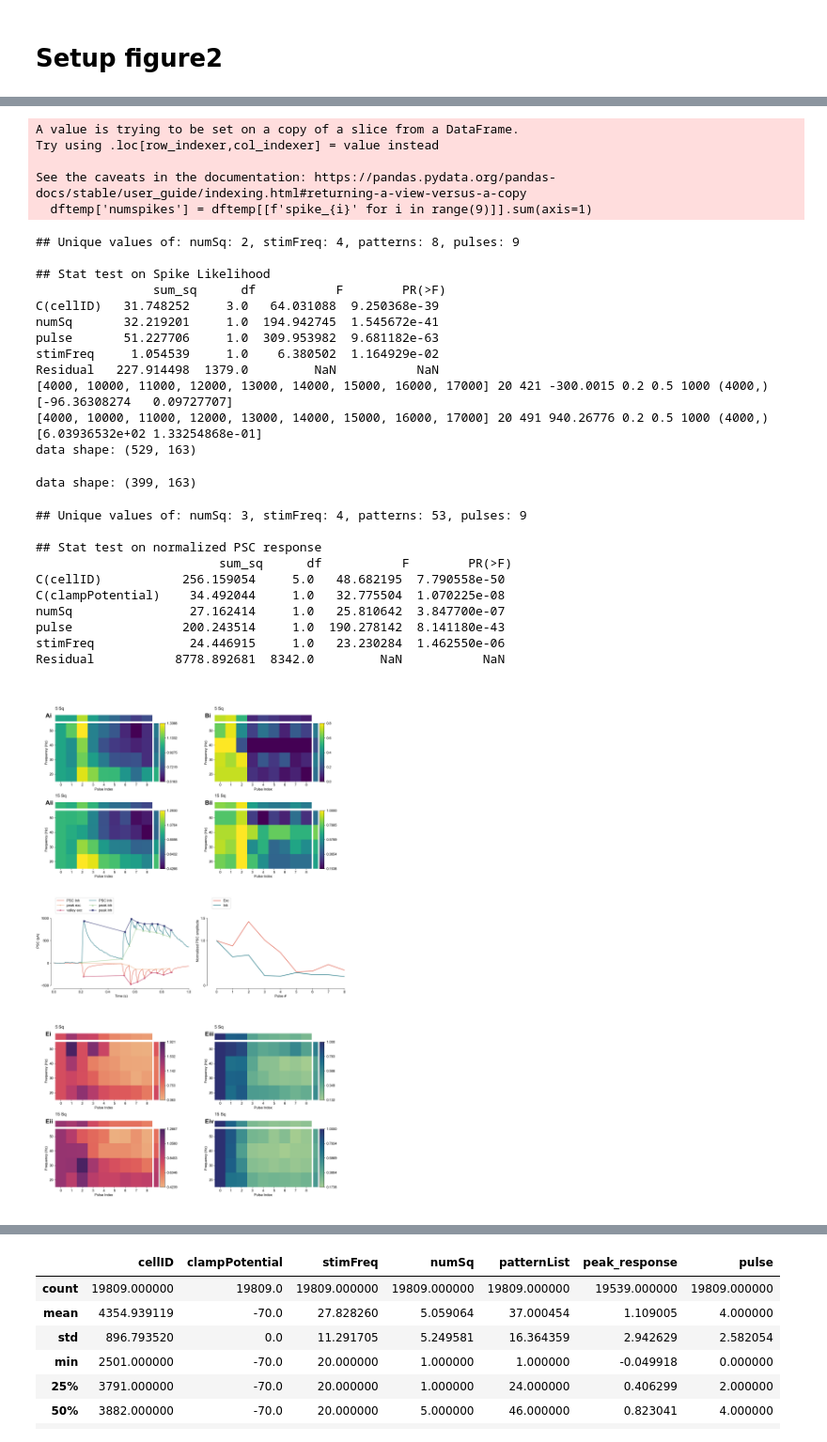
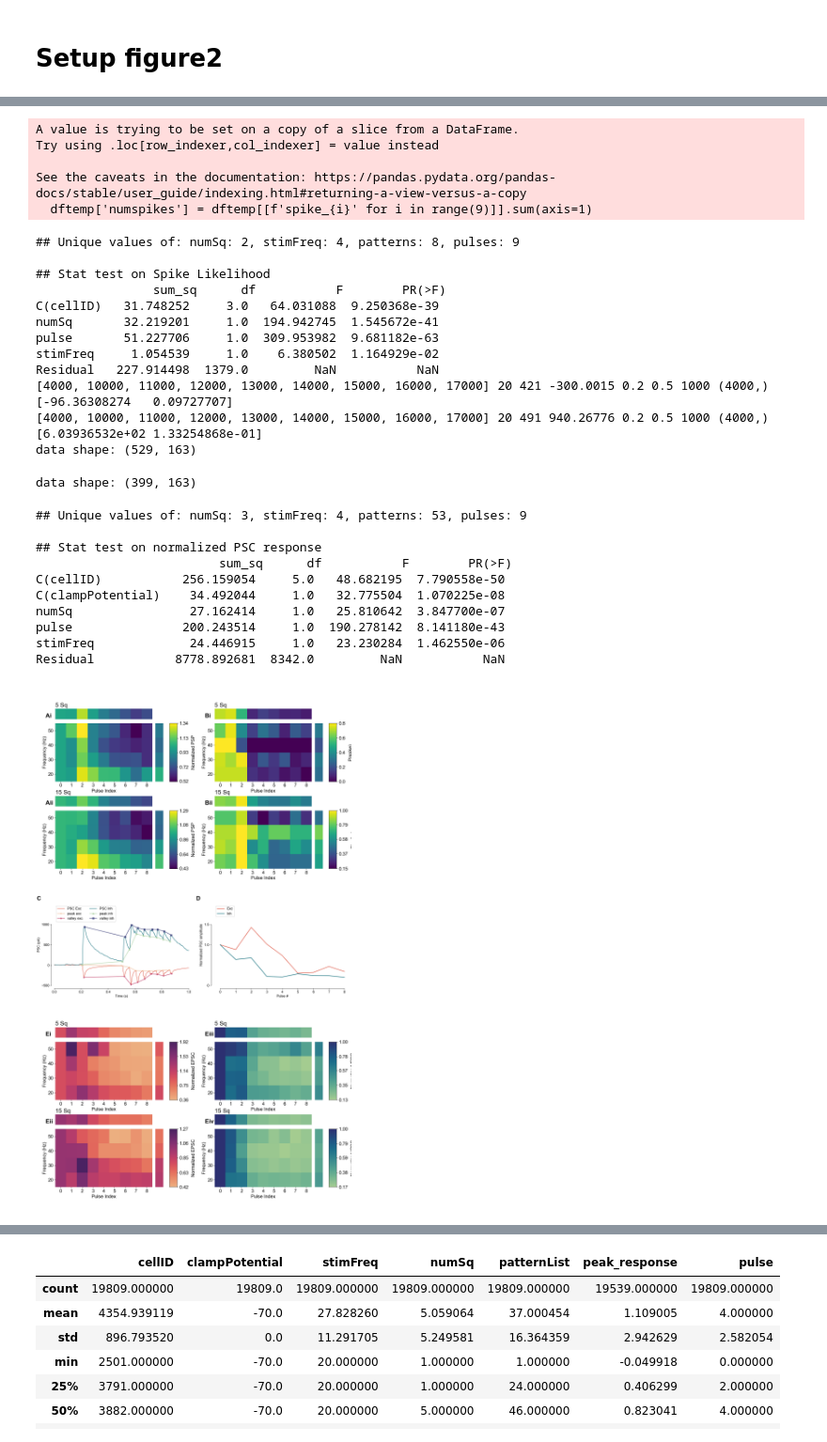
Before and after one commit to AdityaAsopa/Analysis, a Jupyter notebook: Figure2.ipynb, the cells around one changed output, grey strips where cells are left out. Shown at 94% size. Saved outputs shown, nothing was run; the diff lists cells and outputs as text; code cells hidden in the pictures.

```diff
--- a/Figure2.ipynb
+++ b/Figure2.ipynb
@@ -231,6 +224,8 @@ importlib.reload(plot_tools)
 # Fig2A: CC heatmap of normPSC
 dftemp = xc_FS_shortdf_slice[(xc_FS_shortdf_slice['clampMode']=='CC')]
 f,a = plot_tools.plot_response_heatmaps(dftemp[dftemp['AP']==0], feature='normPSC_', Fig=subfigsA, figlabels=['Ai','Aii'], clampMode='CC', heatmap_palette={-70:'viridis'}, annot=False)
+a[0][-1].set_label('Normalized PSP', rotation=90, labelpad=10)
+a[1][-1].set_label('Normalized PSP', rotation=90, labelpad=10)
 # Load the data for stat
 to_plot = [f'normPSC_{i}' for i in freq_sweep_pulses]
 df_melt = pd.melt( dftemp, id_vars=['cellID','stimFreq','numSq','patternList'], value_vars=to_plot, var_name='pulseIndex', value_name='peak_response',)
@@ -255,6 +250,8 @@ dftemp = xc_FS_shortdf_slice[(xc_FS_shortdf_slice['clampMode']=='CC')]
 dftemp['numspikes'] = dftemp[[f'spike_{i}' for i in range(9)]].sum(axis=1)
 dftemp= dftemp[(dftemp['AP']==1) ]
 f,a = plot_tools.plot_response_heatmaps(dftemp, feature='spike_', Fig=subfigsB, figlabels=['Bi','Bii'], clampMode='CC', heatmap_palette={-70:'viridis'}, annot=False, )
+a[0][-1].set_label('P(spike)', rotation=90, labelpad=10)
+a[1][-1].set_label('P(spike)', rotation=90, labelpad=10)
 # Load the data
 to_plot = [f'spike_{i}' for i in freq_sweep_pulses]
 df_melt = pd.melt( dftemp, id_vars=['cellID','stimFreq','numSq','patternList'], value_vars=to_plot, var_name='pulseIndex', value_name='peak_response',)
@@ -275,6 +272,7 @@ print('\n## Stat test on Spike Likelihood', '\n', anova_table)
 
 ## -----------------------------------------------------------------------------------------------
 # Fig2C: Upi's fitting of the kernel for both E and I
+ax2C.text(-0.1, 1.1, 'C', transform=ax2C.transAxes, fontsize=20, fontweight='bold', va='top', ha='right')
 cell = 7492
 pattern = 52
 trial = 0 # or 1
@@ -285,7 +283,7 @@ row = exc_sweep.iloc[0, :]
 _,_, npv_exc, _ = exc_results = plotFig2.deconv(row[49:80049], row['stimFreq'], row['probePulseStart'], row['pulseTrainStart'], None, noprobepulse=(row['probePulseStart']==0.5))
 valley_times = npv_exc[0]
 peak_times = npv_exc[3]
-ax2C.plot(np.linspace(0,1,20000), row[49:20049], color='#e46d5dff', label='PSC Inh')
+ax2C.plot(np.linspace(0,1,20000), row[49:20049], color='#e46d5dff', label='PSC Exc')
 ax2C.plot(npv_exc[0], npv_exc[1], color='#ecab7d9d', marker=".", linewidth=2, label='peak exc')
 ax2C.plot(npv_exc[2], npv_exc[3], color='#c23f69bf', marker="*", linewidth=2, label='valley exc')
 
@@ -295,7 +293,7 @@ valley_times = npv_inh[0]
 peak_times = npv_inh[3]
 ax2C.plot(np.linspace(0,1,20000), row[49:20049], color='#2f818dff', label='PSC Inh')
 ax2C.plot(npv_inh[0], npv_inh[1], color='#9dca929a', marker="^", linewidth=2, label='peak inh')
-ax2C.plot(npv_inh[2], npv_inh[3], color='#2c3071b3', marker="s", linewidth=2, label='peak inh')
+ax2C.plot(npv_inh[2], npv_inh[3], color='#2c3071b3', marker="s", linewidth=2, label='valley inh')
 
 #cosmetics
 ax2C.set_xlabel('Time (s)')
@@ -309,6 +307,7 @@ sns.despine(ax=ax2C, top=True, right=True, trim=True, offset=10)
 
 ## -----------------------------------------------------------------------------------------------
 # Fig2D: E and I kernel fits
+ax2D.text(-0.1, 1.1, 'D', transform=ax2D.transAxes, fontsize=20, fontweight='bold', va='top', ha='right')
 ax2D.plot(range(9), exc_results[0], linewidth=2, color='#e46d5dff', label='Exc')
 ax2D.plot(range(9), inh_results[0], linewidth=2, color='#2f818dff', label='Inh')
 #cosmetics
@@ -326,8 +325,13 @@ sns.despine(ax=ax2D, top=True, right=True, trim=True, offset=10)
 # Fig2E: VC heatmap of normPSC
 dftemp = xc_FS_shortdf_slice[(xc_FS_shortdf_slice['clampMode']=='VC')]
 f,a = plot_tools.plot_response_heatmaps(dftemp[dftemp['clampPotential']==-70], feature='normPSC_', Fig=subfigsE1, figlabels=['Ei','Eii'], clampMode='VC', annot=False)
+a[0][-1].set_label('Normalized EPSC', rotation=90, labelpad=10)
+a[1][-1].set_label('Normalized EPSC', rotation=90, labelpad=10)
+
 dftemp = xc_FS_shortdf_slice[(xc_FS_shortdf_slice['clampMode']=='VC')]
 f,a = plot_tools.plot_response_heatmaps(dftemp[dftemp['clampPotential']==0], feature='normPSC_', Fig=subfigsE2, figlabels=['Eiii', 'Eiv'], clampMode='VC', annot=False)
+a[0][-1].set_label('Normalized IPSC', rotation=90, labelpad=10)
+a[1][-1].set_label('Normalized IPSC', rotation=90, labelpad=10)
 
 dftemp = xc_FS_shortdf_slice[(xc_FS_shortdf_slice['clampMode']=='VC')]
 to_plot = [f'normPSC_{i}' for i in freq_sweep_pulses]
@@ -348,6 +352,9 @@ model = ols('peak_response ~ C(cellID) + C(clampPotential) + numSq + pulse + sti
 # Perform ANOVA
 anova_table = sm.stats.anova_lm(model, typ=2)
 print('\n## Stat test on normalized PSC response', '\n', anova_table)
+## -----------------------------------------------------------------------------------------------
+# go through all the texts in the figure panels and change the fontsize to 20
+
 
 ## -----------------------------------------------------------------------------------------------
 # save fig
@@ -367,31 +374,31 @@ stimFreq      108.404749      1.0  12.755229  3.558690e-04
 Residual   165897.513902  19520.0        NaN           NaN
 data shape: (154, 164)
 A value is trying to be set on a copy of a slice from a DataFrame.
 Try using .loc[row_indexer,col_indexer] = value instead
 
 See the caveats in the documentation: https://pandas.pydata.org/pandas-docs/stable/user_guide/indexing.html#returning-a-view-versus-a-copy
   dftemp['numspikes'] = dftemp[[f'spike_{i}' for i in range(9)]].sum(axis=1)
 ## Unique values of: numSq: 2, stimFreq: 4, patterns: 8, pulses: 9
 
 ## Stat test on Spike Likelihood
                 sum_sq      df           F        PR(>F)
 C(cellID)   31.748252     3.0   64.031088  9.250368e-39
 numSq       32.219201     1.0  194.942745  1.545672e-41
 pulse       51.227706     1.0  309.953982  9.681182e-63
 stimFreq     1.054539     1.0    6.380502  1.164929e-02
 Residual   227.914498  1379.0         NaN           NaN
 [4000, 10000, 11000, 12000, 13000, 14000, 15000, 16000, 17000] 20 421 -300.0015 0.2 0.5 1000 (4000,) [-96.36308274   0.09727707]
 [4000, 10000, 11000, 12000, 13000, 14000, 15000, 16000, 17000] 20 491 940.26776 0.2 0.5 1000 (4000,) [6.03936532e+02 1.33254868e-01]
 data shape: (529, 163)
 data shape: (399, 163)
 ## Unique values of: numSq: 3, stimFreq: 4, patterns: 53, pulses: 9
 
 ## Stat test on normalized PSC response
                          sum_sq      df           F        PR(>F)
 C(cellID)           256.159054     5.0   48.682195  7.790558e-50
 C(clampPotential)    34.492044     1.0   32.775504  1.070225e-08
 numSq                27.162414     1.0   25.810642  3.847700e-07
 pulse               200.243514     1.0  190.278142  8.141180e-43
 stimFreq             24.446915     1.0   23.230284  1.462550e-06
 Residual           8778.892681  8342.0         NaN           NaN
-[figure, old version]
+[figure, new version]
```
Also changed, not shown: parts of 30 cells of this notebook, 15 other files.
